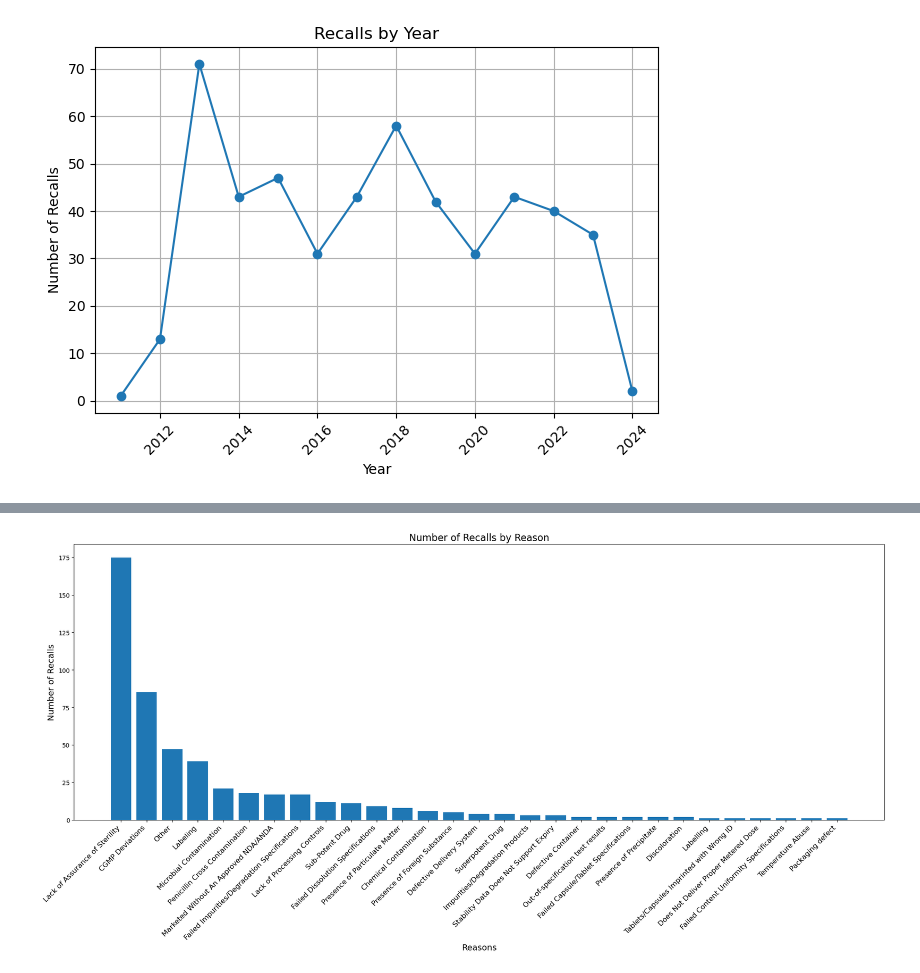
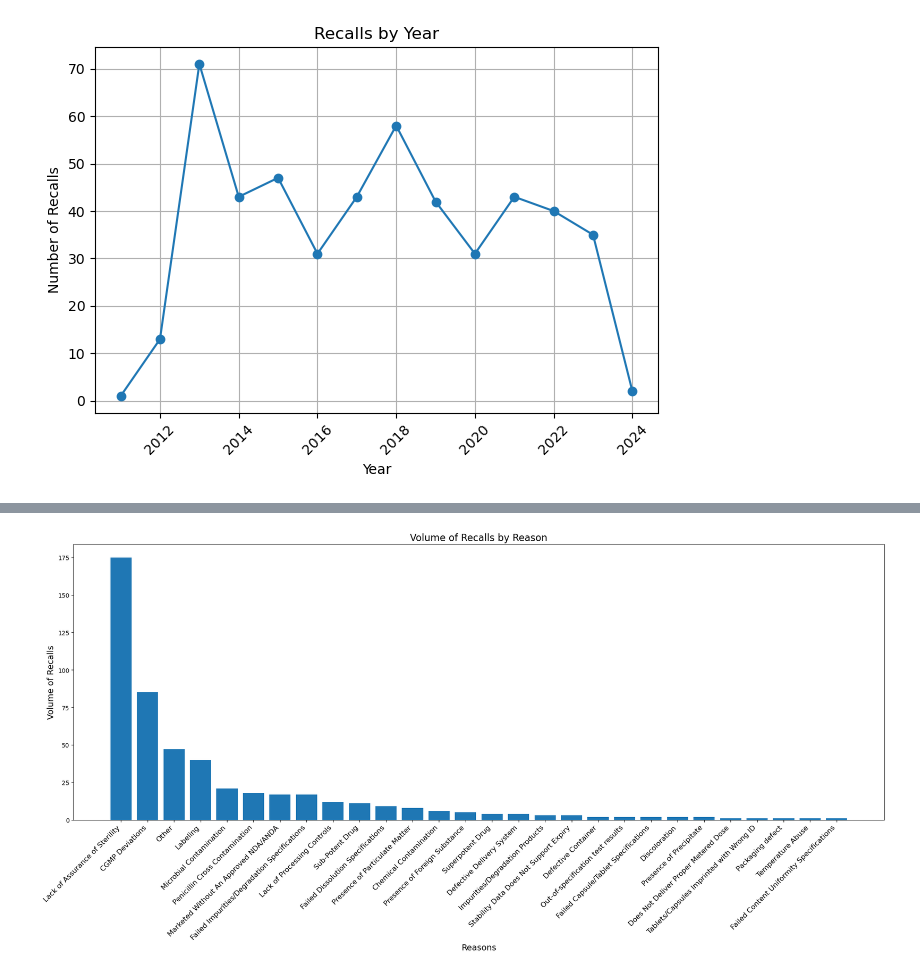
Before and after one commit to lingerfeltcm/project_3_group_4, a Jupyter notebook: Pymongo_analysis_code.ipynb, the cells around one changed output, grey strips where cells are left out. Cells and saved outputs as stored; diff of their text form; code cells hidden in the pictures.

Commit message:
updating PymongoDB analysis code file

```diff
--- a/Pymongo_analysis_code.ipynb
+++ b/Pymongo_analysis_code.ipynb
@@ -33,14 +36,6 @@ print(db.recall_list.find_one())
 # assign the collection to a variable
 recall_list = db['recall_list']
 # %%
-import pymongo
-import matplotlib.pyplot as plt
-
-# Connect to MongoDB
-client = pymongo.MongoClient("mongodb://localhost:27017/")
-db = client["recall_data_for_sql"]
-collection = db["recall_list"]
-
 # MongoDB aggregation pipeline to group recalls by year
 pipeline = [
     {
@@ -76,12 +166,4 @@ plt.show()
 # %%
-import pymongo
-import matplotlib.pyplot as plt
-
-# Connect to MongoDB
-client = pymongo.MongoClient("mongodb://localhost:27017/")
-db = client["recall_data_for_sql"]
-collection = db["recall_list"]
-
 # Define mapping of reasons to groups
 reason_groups = {
     "Reason Group 1": ["Reason 1", "Reason 2", "Reason 3"],
@@ -125,7 +207,7 @@ pipeline = [
             {"case": {"$regexMatch": {"input": "$Reason", "regex": ".*(Packaging defect).*"}}, "then": "Packaging defect"},
             {"case": {"$regexMatch": {"input": "$Reason", "regex": ".*(Labeling Incorrect Instructions).*"}}, "then": "Labeling Incorrect Instructions"},
             {"case": {"$regexMatch": {"input": "$Reason", "regex": ".*(Labeling; Label Mix-up).*"}}, "then": "Labeling; Label Mix-up"},
-            {"case": {"$regexMatch": {"input": "$Reason", "regex": ".*(Labelling).*"}}, "then": "Labelling"},
+            {"case": {"$regexMatch": {"input": "$Reason", "regex": ".*(Labelling).*"}}, "then": "Labeling"},
             {"case": {"$regexMatch": {"input": "$Reason", "regex": ".*(Labeling -label error on declared strength).*"}}, "then": "Labeling -label error on declared strength"},
             {"case": {"$regexMatch": {"input": "$Reason", "regex": ".*(Labeling; Incorrect or Missing Lot and/or Exp Date).*"}}, "then": "Labeling; Incorrect or Missing Lot and/or Exp Date"}
           ],
@@ -140,33 +222,33 @@ pipeline = [
       "count": { "$sum": 1 }
     }
   }
 ]
 
 
 # Execute the aggregation pipeline
 cursor = collection.aggregate(pipeline)
 
 # Extract data for plotting
 reason_groups = []
 counts = []
 for doc in cursor:
     reason_groups.append(doc["_id"])
     counts.append(doc["count"])
 
 # Sort reason_groups and counts based on counts in descending order
 reason_groups, counts = zip(*sorted(zip(reason_groups, counts), key=lambda x: x[1], reverse=True))
 
 # Plot the bar graph
 plt.figure(figsize=(20, 10))
 plt.bar(reason_groups, counts)
 
 # Adjusting the appearance of the plot
 plt.xticks(rotation=45, ha='right', fontsize=12)
 plt.yticks(fontsize=10)
 plt.xlabel('Reasons', fontsize=14)
-plt.ylabel('Number of Recalls', fontsize=14)
-plt.title('Number of Recalls by Reason', fontsize=16)
+plt.ylabel('Volume of Recalls', fontsize=14)
+plt.title('Volume of Recalls by Reason', fontsize=16)
 plt.tight_layout()
 plt.show()
 # %% [output]
-[figure, old version]
+[figure, new version]
```
Also changed, not shown: parts of 4 cells of this notebook.
